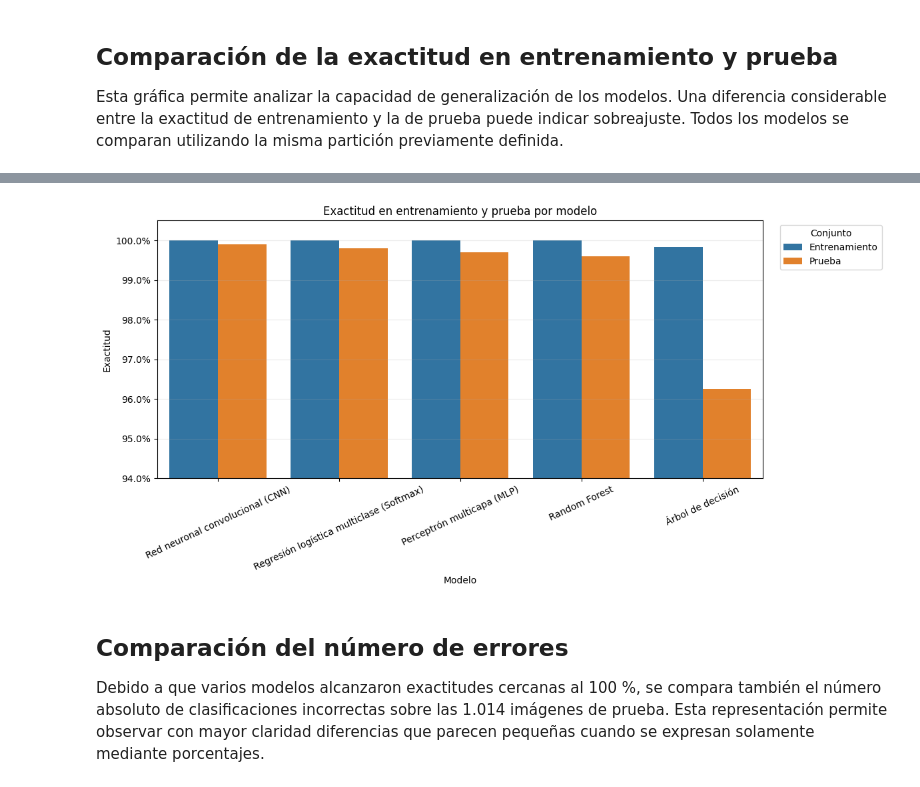
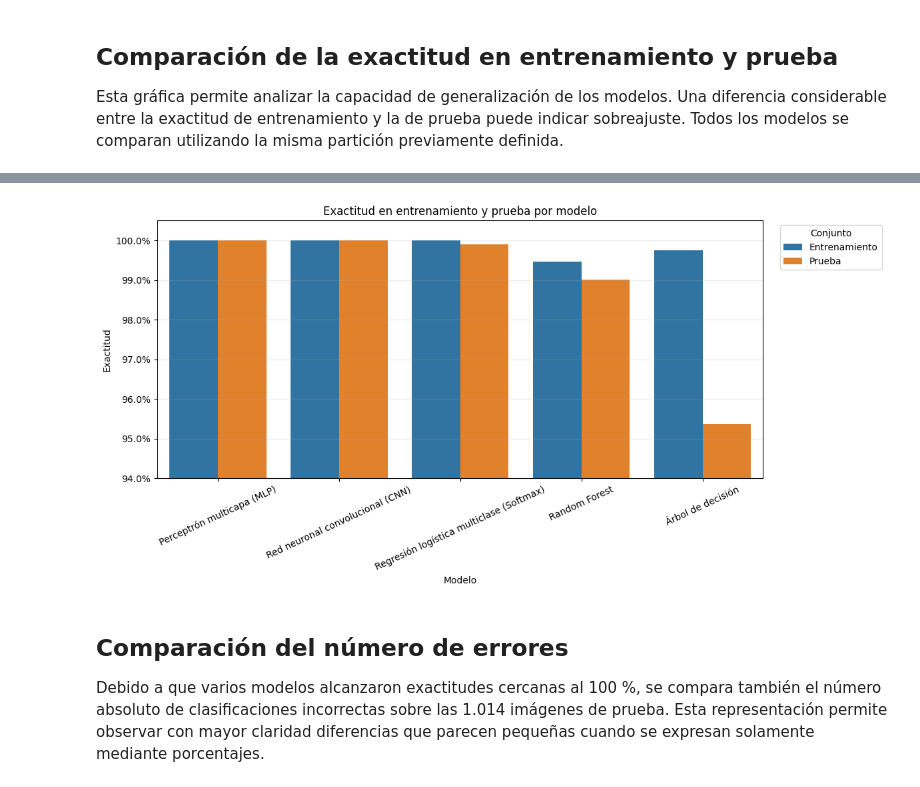
Before and after one commit to Luis-Mart30/clasificacion-vocales-aprendizaje-supervisado, a Jupyter notebook: Clasificacion_Vocales_Manuscritas_Aprendizaje_Supervisado.ipynb, the cells around one changed output, grey strips where cells are left out. Saved outputs shown, nothing was run; the diff lists cells and outputs as text; code cells hidden in the pictures.

```diff
--- a/Clasificacion_Vocales_Manuscritas_Aprendizaje_Supervisado.ipynb
+++ b/Clasificacion_Vocales_Manuscritas_Aprendizaje_Supervisado.ipynb
@@ -968,19 +983,0 @@ plt.show()
-# %%
-complejidad_rf = []
-
-for nombre, bosque in [
-    ("Base (seleccionado)", modelo_rf_base),
-    ("Ajustado con GridSearchCV", mejor_modelo_rf),
-]:
-    complejidad_rf.append({
-        "Modelo": nombre,
-        "Número de árboles": bosque.n_estimators,
-        "Profundidad promedio": np.mean([
-            arbol.get_depth() for arbol in bosque.estimators_
-        ]),
-        "Hojas promedio por árbol": np.mean([
-            arbol.get_n_leaves() for arbol in bosque.estimators_
-        ]),
-    })
-
-display(pd.DataFrame(complejidad_rf).round(2))
@@ -2612,30 +2227,55 @@ plt.show()
 
 Esta gráfica permite analizar la capacidad de generalización de los modelos. Una diferencia considerable entre la exactitud de entrenamiento y la de prueba puede indicar sobreajuste. Todos los modelos se comparan utilizando la misma partición previamente definida.
 # %%
-from sklearn.metrics import accuracy_score
-from matplotlib.ticker import PercentFormatter
 
+# ==========================================
+# COMPARACIÓN DE EXACTITUD EN ENTRENAMIENTO Y PRUEBA
+# ==========================================
+
+# Recuperar datos originales de entrenamiento
+X_train_original = X[indices_train]
+X_train_cnn = X_train_original[..., np.newaxis]
+y_train_pca = datos_pca["y_train"]
+y_test_pca = datos_pca["y_test"]
+# ==========================================
+# 1. PREDICCIONES EN ENTRENAMIENTO
+# ==========================================
+
+# Random Forest
 predicciones_entrenamiento = {
-    "Random Forest": modelo_rf_final.predict(X_train),
-    "Árbol de decisión": modelo_dt_sin_pca.predict(X_train),
-    "Perceptrón multicapa (MLP)": mejor_modelo_mlp.predict(X_train_pca),
-    "Regresión logística multiclase (Softmax)": mejor_modelo_softmax.predict(
+    "Random Forest": modelo_rf.predict(X_train_pca),
+
+    "Árbol de decisión": modelo_dt.predict(X_train_pca),
+
+    "Perceptrón multicapa (MLP)": modelo_mlp.predict(X_train_pca),
+
+    "Regresión logística multiclase (Softmax)": modelo_softmax.predict(
         X_train_pca
     ),
-    "Red neuronal convolucional (CNN)": grid_search_cnn.predict(
-        X_train_cnn
+
+    "Red neuronal convolucional (CNN)": np.argmax(
+        modelo_cnn.predict(X_train_cnn, verbose=0),
+        axis=1
     ),
 }
 
+# ==========================================
+# 2. CALCULAR EXACTITUD
+# ==========================================
+
 exactitud_entrenamiento = {
-    modelo: accuracy_score(y_train, prediccion)
+    modelo: accuracy_score(y_train_pca, prediccion)
     for modelo, prediccion in predicciones_entrenamiento.items()
 }
 
 exactitud_prueba = dict(zip(
     tabla_comparacion_final["Modelo"],
-    tabla_comparacion_final["Exactitud"],
+    tabla_comparacion_final["Exactitud"]
 ))
+
+# ==========================================
+# 3. CONSTRUIR TABLA
+# ==========================================
 
 tabla_train_test = pd.DataFrame({
     "Modelo": tabla_comparacion_final["Modelo"],
@@ -2655,6 +2295,10 @@ display(
         "Prueba": "{:.2%}",
     }).hide(axis="index")
 )
+
+# ==========================================
+# 4. GRAFICAR RESULTADOS
+# ==========================================
 
 comparacion_train_test = tabla_train_test.melt(
     id_vars="Modelo",
@@ -2679,6 +2323,7 @@ ax.set_ylim(0.94, 1.005)
 ax.yaxis.set_major_formatter(PercentFormatter(1.0))
 ax.tick_params(axis="x", rotation=25)
 ax.grid(axis="y", alpha=0.25)
+
 ax.legend(
     title="Conjunto",
     bbox_to_anchor=(1.02, 1),
@@ -2697,4 +2342,4 @@ plt.show()
-[figure, old version]
+[figure, new version]
 # %% [markdown]
 ## Comparación del número de errores
 
```
Also changed, not shown: parts of 125 cells of this notebook.
